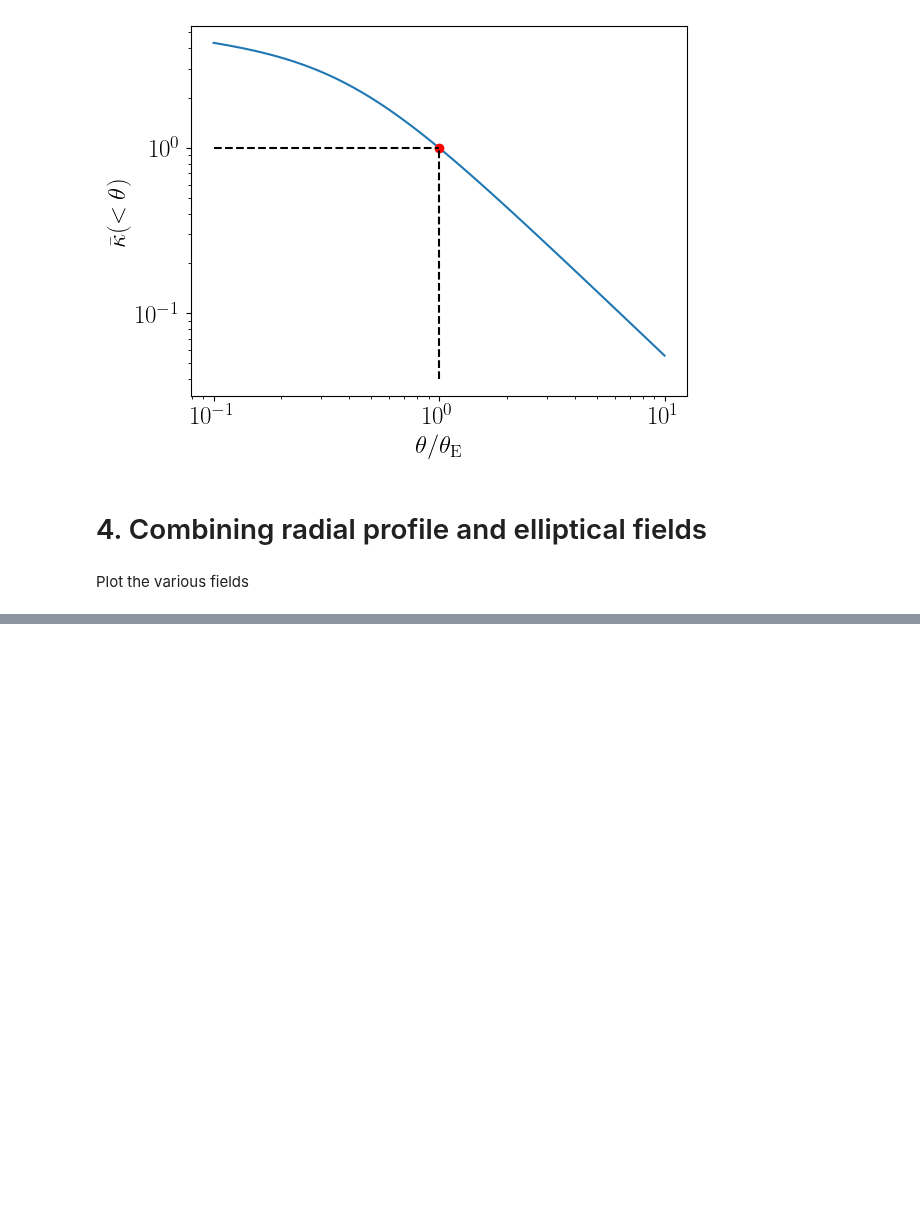
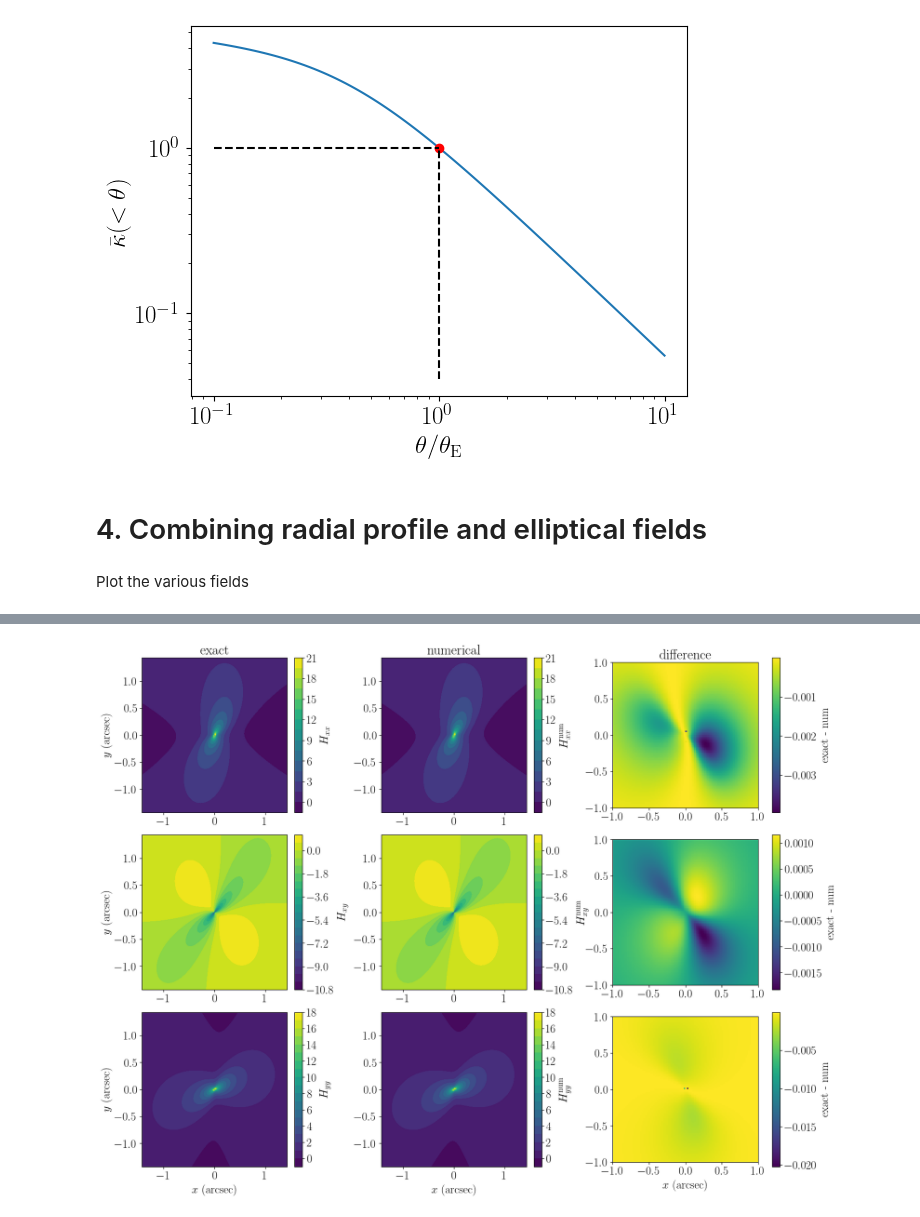
Before and after one commit to ELROND-project/nazgul, a Jupyter notebook: src/nazgul/output_analysis/ellipticity gradient/generalised_elliptical_model.ipynb, the cells around one changed output, grey strips where cells are left out. Cells and saved outputs as stored; diff of their text form; code cells hidden in the pictures; blank space fills up the shorter version.

```diff
--- a/src/nazgul/output_analysis/ellipticity gradient/generalised_elliptical_model.ipynb
+++ b/src/nazgul/output_analysis/ellipticity gradient/generalised_elliptical_model.ipynb
@@ -1489,0 +936,40 @@ plt.show();
+# %%
+# consistency of the second derivatives
+
+fig, axes = plt.subplots(3, 3, figsize=(16, 4*3), layout="constrained")
+
+H_num = [H_xx_num, H_xy_num, H_yy_num]
+labels = [[r'$H_{xx}$', r'$H_{xx}^{\rm num}$', r'exact - num'],
+          [r'$H_{xy}$', r'$H_{xy}^{\rm num}$', r'exact - num'],
+          [r'$H_{yy}$', r'$H_{yy}^{\rm num}$', r'exact - num']]
+
+for i, H_ij in enumerate([H_xx, H_xy, H_yy]):
+
+    H_ij_num = H_num[i]
+    diff = H_ij - H_ij_num
+
+    ax = axes[i, 0]
+    contours = ax.contourf(X, Y, H_ij, levels=20)
+    fig.colorbar(contours, ax=ax, label=labels[i][0])
+
+    ax = axes[i, 1]
+    contours = ax.contourf(X, Y, H_ij_num, levels=20)
+    fig.colorbar(contours, ax=ax, label=labels[i][1])
+
+    ax = axes[i, 2]
+    im = ax.imshow(diff, extent=(-1, 1, -1, 1))
+    fig.colorbar(im, ax=ax, label=labels[i][2])
+
+for i in range(3):
+    axes[i, 0].set_ylabel(r"$y$ (arcsec)")
+
+for j in range(3):
+    axes[2, j].set_xlabel(r"$x$ (arcsec)")
+
+axes[0, 0].set_title(r"exact")
+axes[0, 1].set_title(r"numerical")
+axes[0, 2].set_title(r"difference")
+
+plt.show();
+# %% [output]
+[figure, added]
```
Also changed, not shown: parts of 53 cells of this notebook, 2 other files.
